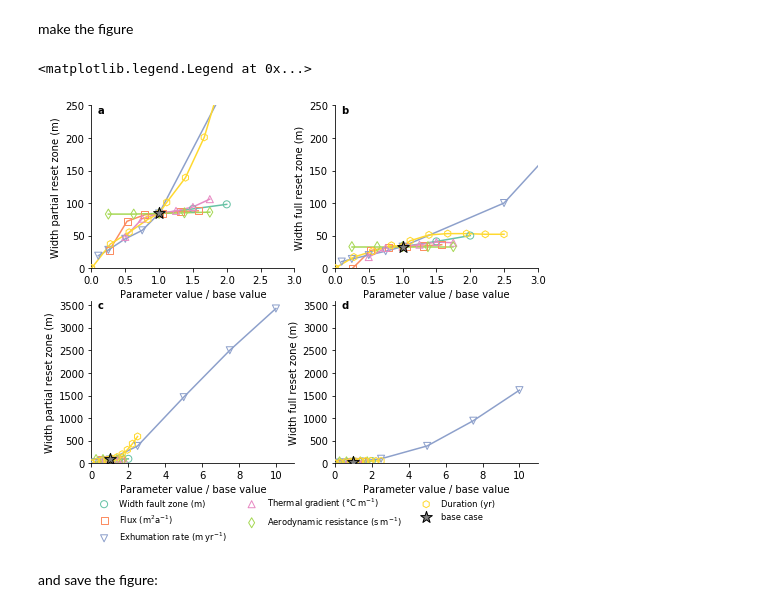
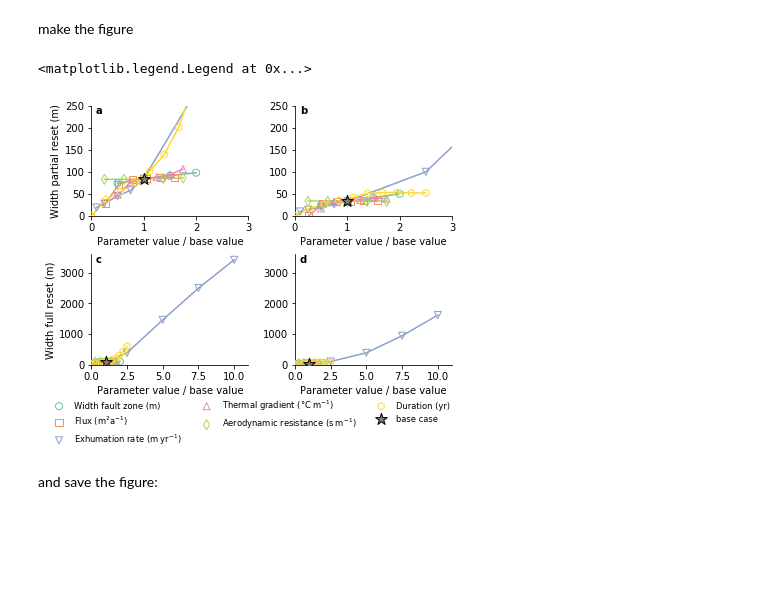
Before and after one commit to ElcoLuijendijk/beo, a Jupyter notebook: notebooks/sensitivity_analysis_figure.ipynb, the cells around one changed output. Saved outputs shown, nothing was run; the diff lists cells and outputs as text; code cells hidden in the pictures; blank space fills up the shorter version.

```diff
--- a/notebooks/sensitivity_analysis_figure.ipynb
+++ b/notebooks/sensitivity_analysis_figure.ipynb
@@ -53,7 +53,7 @@ labels = ['Width fault zone (m)', r'Flux (m$^2$a$^{-1}$)', r'Exhumation rate ($m
 
 # label on x and y-axis
 xlabel = 'Parameter value / base value'
-ylabels = ['Width partial reset zone (m)', 'Width full reset zone (m)']
+ylabels = ['Width partial reset (m)', 'Width full reset (m)']
 
 # limits of the x and y-axis
 xlims = [[0, 3.0], [0, 11.0]]
@@ -71,7 +71,7 @@ legend_font_size = 'small'
 legend_ncol = 3
 
 # figure size (in inches):
-figsize = (8, 7)
+figsize = (6, 5)
 # %% [markdown]
 Read the data file:
 # %%
@@ -209,36 +209,41 @@ for j, xlim, ylim in zip(itertools.count(), xlims, ylims):
             panel.scatter(x_values, y_values, color='None', edgecolor=color, marker=marker, s=marker_size, label=label, zorder=101)
 
         # show the base case value:
         if i == 0  and j == 0:
             blabel = 'base case'
         else:
             blabel = ''
         panel.scatter([1.0], [base_results[i]],
                       color='gray', edgecolor='black', marker=base_case_marker,
                       s=base_case_marker_size, label=blabel, zorder=102)
 
     for panel, ylabel in zip(panels[j], ylabels):
-        panel.set_ylabel(ylabel)
+        #panel.set_ylabel(ylabel)
         panel.set_xlim(xlim)
         panel.set_ylim(ylim)
+
+for panel, ylabel in zip(panels, ylabels):
+    panel[0].set_ylabel(ylabel)
+
 
 for panel in panelsr:
     panel.set_xlabel(xlabel)
 
 # make the figure look nicer:
 for i, panel in enumerate(panelsr):
     panel.grid(False)
     panel.spines['top'].set_visible(False)
     panel.spines['right'].set_visible(False)
     panel.text(0.03, 1.0, string.ascii_lowercase[i],
             weight='bold', transform=panel.transAxes, ha='left', va='top', fontsize='medium')
 
 # add a legend
-fig.subplots_adjust(bottom=0.17)
+fig.tight_layout()
+fig.subplots_adjust(bottom=0.24)
 fig.legend(loc='lower center', fontsize=legend_font_size, ncol=legend_ncol, frameon=False)
 # %% [output]
 <matplotlib.legend.Legend at 0x...>
-[figure, old version]
+[figure, new version]
 # %% [markdown]
 and save the figure:
 # %%
```
Also changed, not shown: parts of 1 cell of this notebook, 11 other files.
